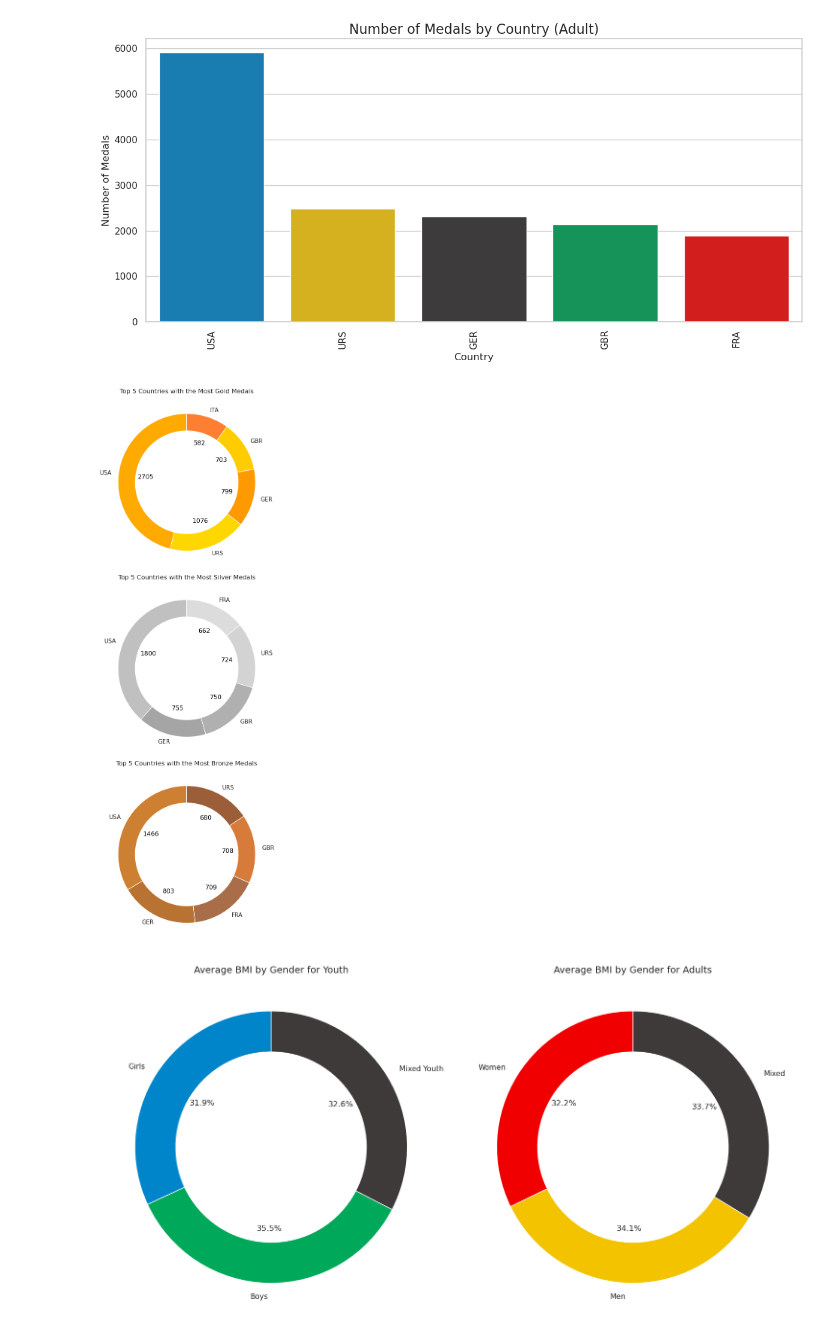
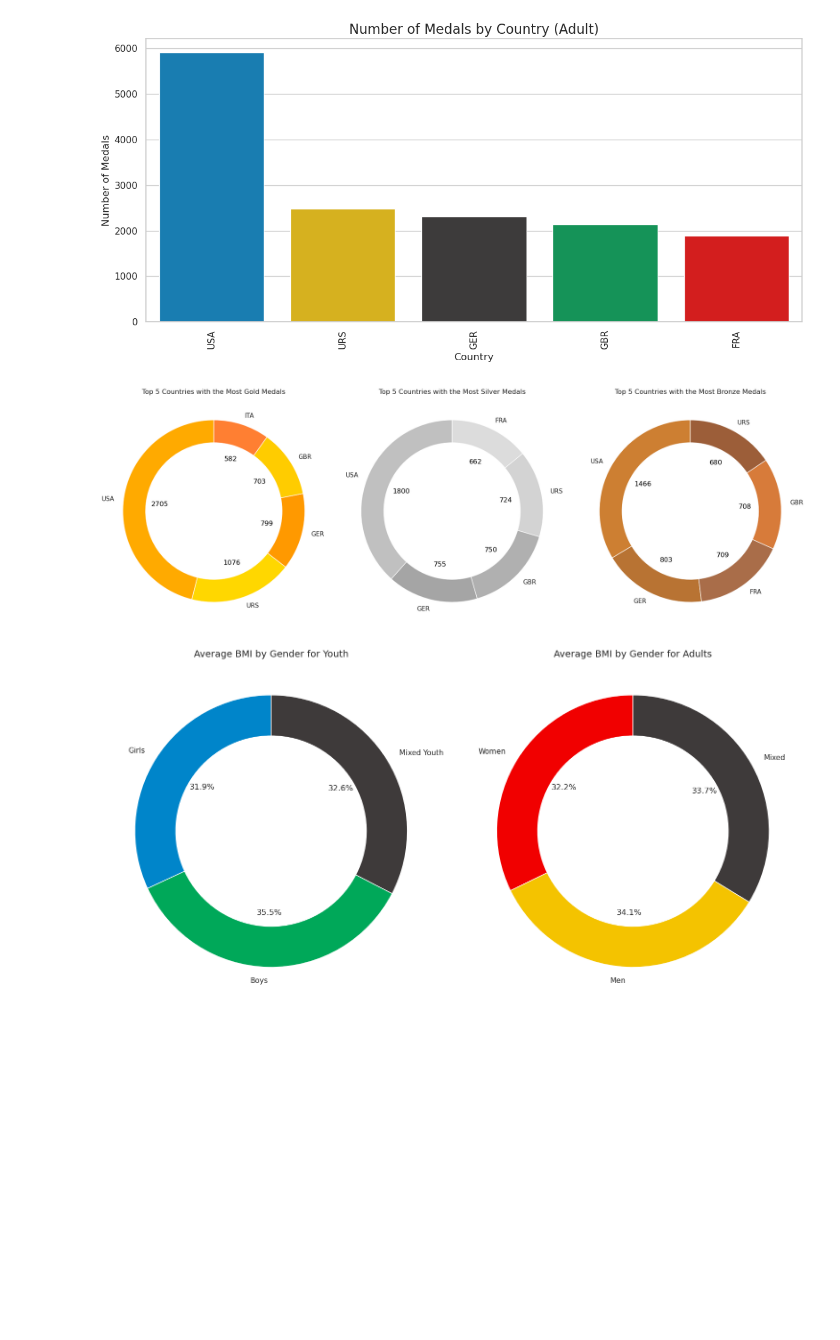
Before and after one commit to zoraidafalcon/Second-Proyect, a Jupyter notebook: Olimpic_Games.ipynb, the cells around one changed output. Saved outputs shown, nothing was run; the diff lists cells and outputs as text; code cells hidden in the pictures; blank space fills up the shorter version.

Commit message:
modificaciones para pasar a kegle

```diff
--- a/Olimpic_Games.ipynb
+++ b/Olimpic_Games.ipynb
@@ -1106,8 +1106,6 @@ Passing `palette` without assigning `hue` is deprecated and will be removed in v
 # %%
 import matplotlib.pyplot as plt
 import seaborn as sns
-
-#PREGUNTA 2
 
 # Paso 1: Filtrar los datos para cada tipo de medalla (oro, plata, bronce)
 gold_medalists = df3[df3['medal'] == 'Gold']
@@ -1123,10 +1121,10 @@ bronze_medal_counts = bronze_medalists.groupby('noc').size().sort_values(ascendi
 sns.set(style="whitegrid")
 
 # Paso 3: Crear los pie charts (con efecto de anillo) con matplotlib, pero manteniendo el estilo Seaborn
-plt.figure(figsize=(15, 15))
+plt.figure(figsize=(18, 6))  # Ajustamos el tamaño para que las gráficas se acomoden horizontalmente
 
 # Gráfico para medallas de oro (más contraste)
-plt.subplot(3, 1, 1)
+plt.subplot(1, 3, 1)  # Cambiamos para que estén en una fila
 wedges, texts, autotexts = plt.pie(gold_medal_counts,
                                    labels=gold_medal_counts.index,
                                    autopct='%1.1f%%',
@@ -1149,7 +1147,7 @@ plt.title("Top 5 Countries with the Most Gold Medals")
 plt.ylabel('')
 
 # Gráfico para medallas de plata (más contraste)
-plt.subplot(3, 1, 2)
+plt.subplot(1, 3, 2)  # Cambiamos para que estén en una fila
 wedges, texts, autotexts = plt.pie(silver_medal_counts,
                                    labels=silver_medal_counts.index,
                                    autopct='%1.1f%%',
@@ -1166,35 +1164,35 @@ for i, autotext in enumerate(autotexts):
     autotext.set_color('black')
 
 plt.title("Top 5 Countries with the Most Silver Medals")
 plt.ylabel('')
 
 # Gráfico para medallas de bronce (más contraste)
-plt.subplot(3, 1, 3)
+plt.subplot(1, 3, 3)  # Cambiamos para que estén en una fila
 wedges, texts, autotexts = plt.pie(bronze_medal_counts,
                                    labels=bronze_medal_counts.index,
                                    autopct='%1.1f%%',
                                    startangle=90,
                                    colors=['#CD7F32', '#B87333', '#A96D49', '#D77B3A', '#9C5E39'],  # Colores bronce más contrastantes
                                    wedgeprops={'width': 0.25})  # Efecto anillo
 
 # Reemplazar los porcentajes por los valores de medallas de bronce
 for i, autotext in enumerate(autotexts):
     autotext.set_text(f'{bronze_medal_counts.iloc[i]}')
 
 # Estilo de las letras dentro del gráfico
 for i, autotext in enumerate(autotexts):
     autotext.set_color('black')
 
 plt.title("Top 5 Countries with the Most Bronze Medals")
 plt.ylabel('')
 
 # Ajuste de layout para evitar que se solapen los gráficos
 plt.tight_layout()
 
 # Mostrar los gráficos
 plt.show()
 # %% [output]
-[figure, old version]
+[figure, new version]
 # %%
 import seaborn as sns
 import matplotlib.pyplot as plt
```
Also changed, not shown: parts of 11 cells of this notebook, 1 other file.
